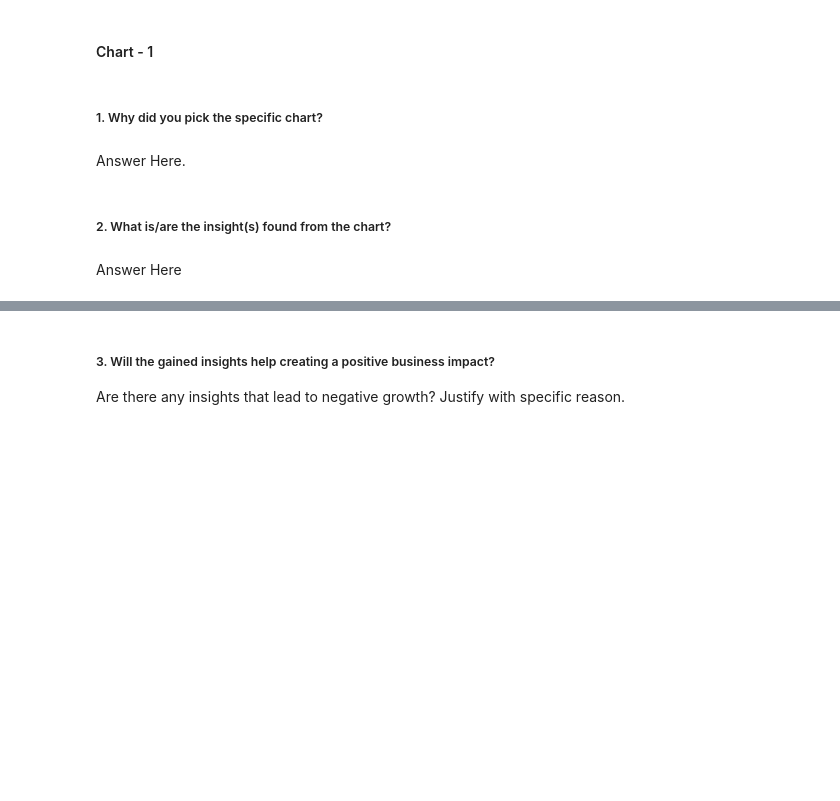
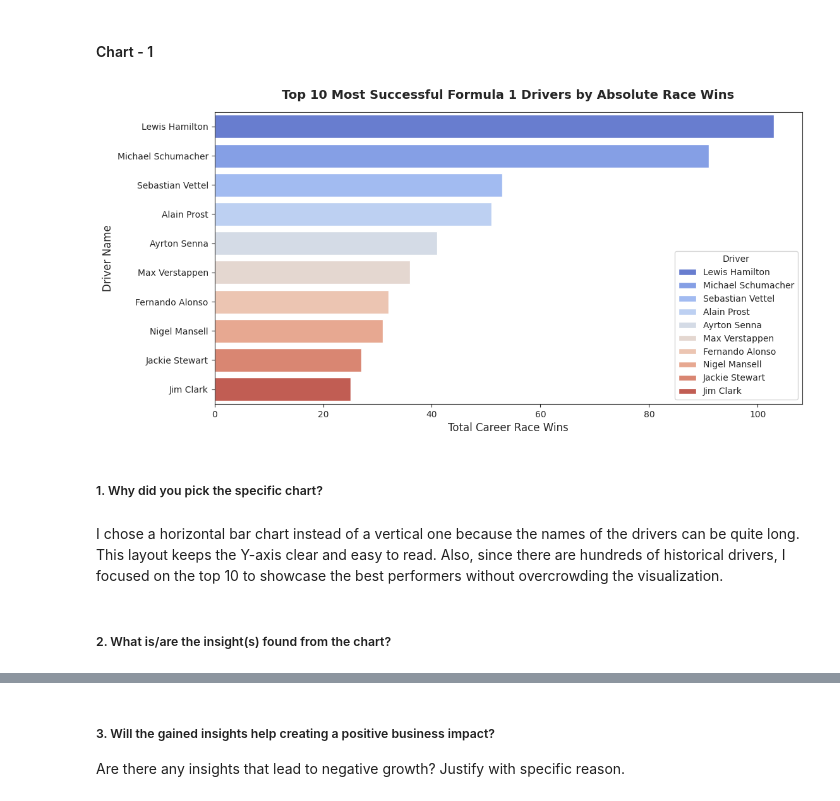
Before and after one commit to Manaspanwar20/F1-Driver-Analytics, a Jupyter notebook: Copy of Sample EDA Submission Template.ipynb, the cells around one changed output, grey strips where cells are left out. Cells and saved outputs as stored; diff of their text form; code cells hidden in the pictures; blank space fills up the shorter version.

```diff
--- a/Copy of Sample EDA Submission Template.ipynb
+++ b/Copy of Sample EDA Submission Template.ipynb
@@ -264,8 +264,29 @@ df.head()
+# %%
+# Chart - 1 visualization code
+top_10_winners = df.sort_values(by = 'Race_Wins' , ascending = False).head(10)
+
+plt.figure(figsize=(12, 6))
+
+colors = sns.color_palette("coolwarm", n_colors=10)
+
+ax = sns.barplot(
+    x='Race_Wins',
+    y='Driver',
+    data=top_10_winners,
+    palette=colors,
+    hue='Driver',
+    legend=True
+)
+
+plt.title('Top 10 Most Successful Formula 1 Drivers by Absolute Race Wins', fontsize=14, fontweight='bold', pad=15)
+plt.xlabel('Total Career Race Wins', fontsize=12)
+plt.ylabel('Driver Name', fontsize=12)
+plt.show()
+# %% [output]
+[figure, added]
 # %% [markdown]
 ##### 1. Why did you pick the specific chart?
-# %% [markdown]
-Answer Here.
+# %% [markdown]
+I chose a horizontal bar chart instead of a vertical one because the names of the drivers can be quite long. This layout keeps the Y-axis clear and easy to read. Also, since there are hundreds of historical drivers, I focused on the top 10 to showcase the best performers without overcrowding the visualization.
 # %% [markdown]
 ##### 2. What is/are the insight(s) found from the chart?
-# %% [markdown]
-Answer Here
```
Also changed, not shown: parts of 12 cells of this notebook.
